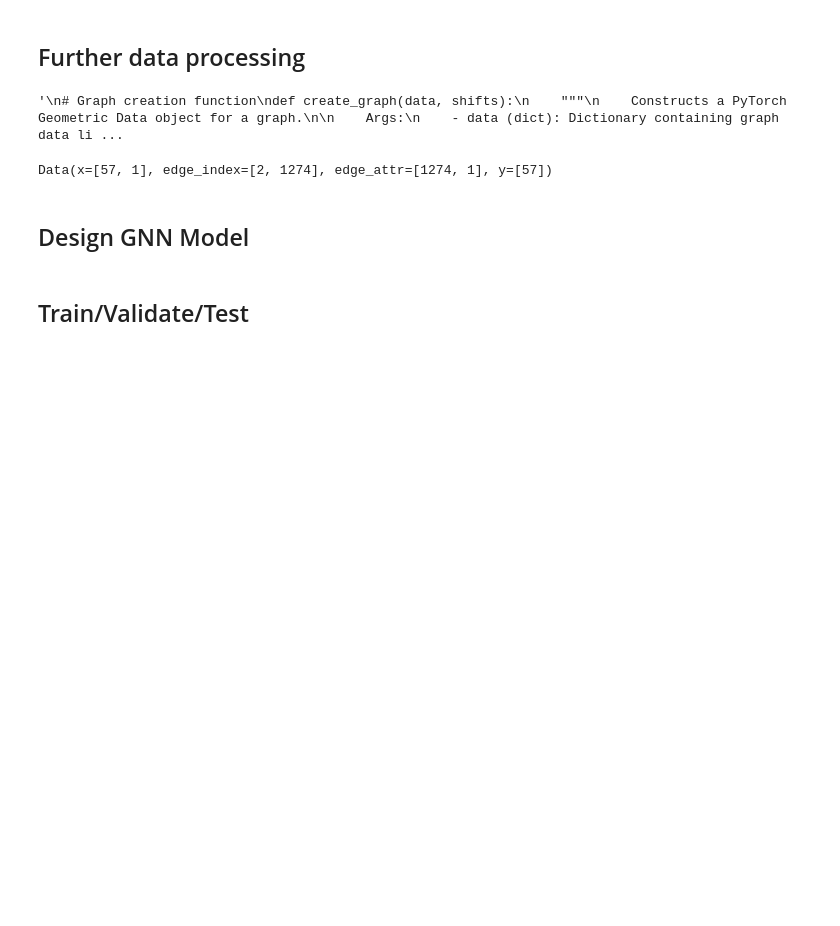
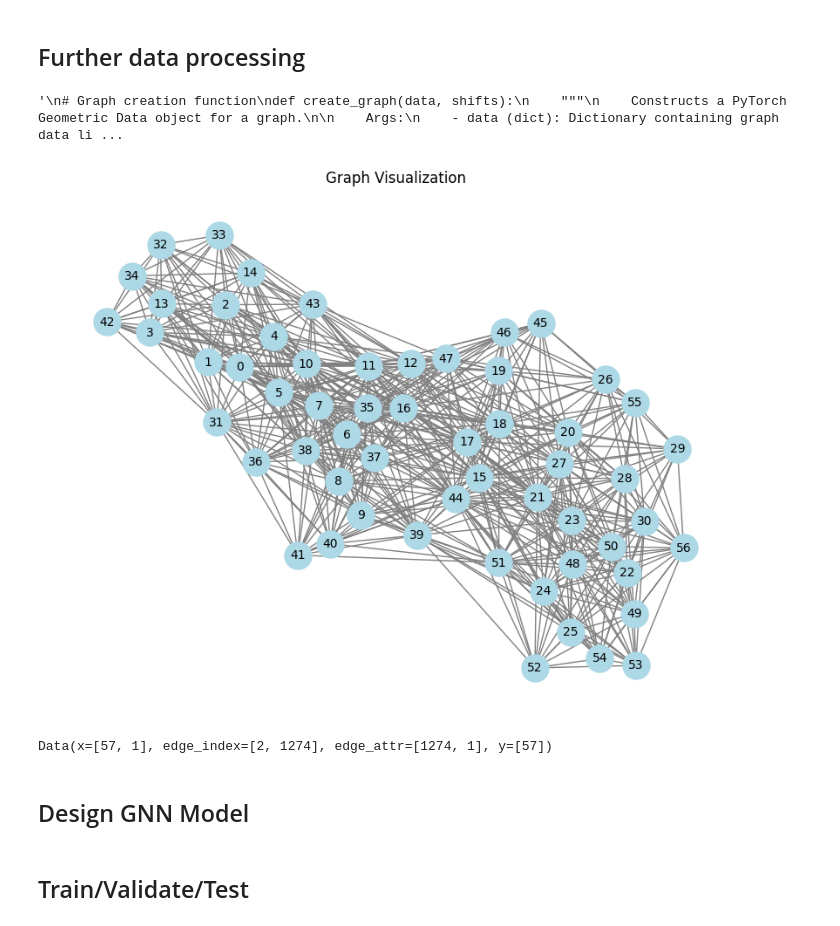
Before and after one commit to DRRoche/CSC461-Project, a Jupyter notebook: scripts/CSC461Project_Experiment.ipynb, the cells around one changed output. Saved outputs shown, nothing was run; the diff lists cells and outputs as text; code cells hidden in the pictures; blank space fills up the shorter version.

```diff
--- a/scripts/CSC461Project_Experiment.ipynb
+++ b/scripts/CSC461Project_Experiment.ipynb
@@ -1012,5 +906,32 @@ test_graphs = [create_graph(sample, shifts) for sample, shifts in zip(inputs_tes
 # %% [output]
 '\n# Graph creation function\ndef create_graph(data, shifts):\n    """\n    Constructs a PyTorch Geometric Data object for a graph.\n\n    Args:\n    - data (dict): Dictionary containing graph data li ...
+# %%
+# Visualize graph
+import networkx as nx
+import matplotlib.pyplot as plt
+from torch_geometric.utils import to_networkx
+
+def visualize_graph(data):
+    """
+    Visualizes a PyTorch Geometric graph using NetworkX and Matplotlib.
+
+    Args:
+    - data (torch_geometric.data.Data): The graph data object to visualize.
+    """
+    # Convert PyTorch Geometric data to NetworkX graph
+    G = to_networkx(data, to_undirected=True)
+
+    # Draw the graph
+    plt.figure(figsize=(8, 6))
+    nx.draw(G, with_labels=True, node_color="lightblue", edge_color="gray", node_size=500, font_size=10)
+    plt.title("Graph Visualization")
+    plt.show()
+
+# Example: Visualize the first graph in the dataset
+sample_graph = train_graphs[0]  # Replace with the desired graph from your dataset
+visualize_graph(sample_graph)
+# %% [output]
+[figure, added]
 # %%
 train_graphs[0]
 # %% [output]
```
Also changed, not shown: parts of 7 cells of this notebook.
